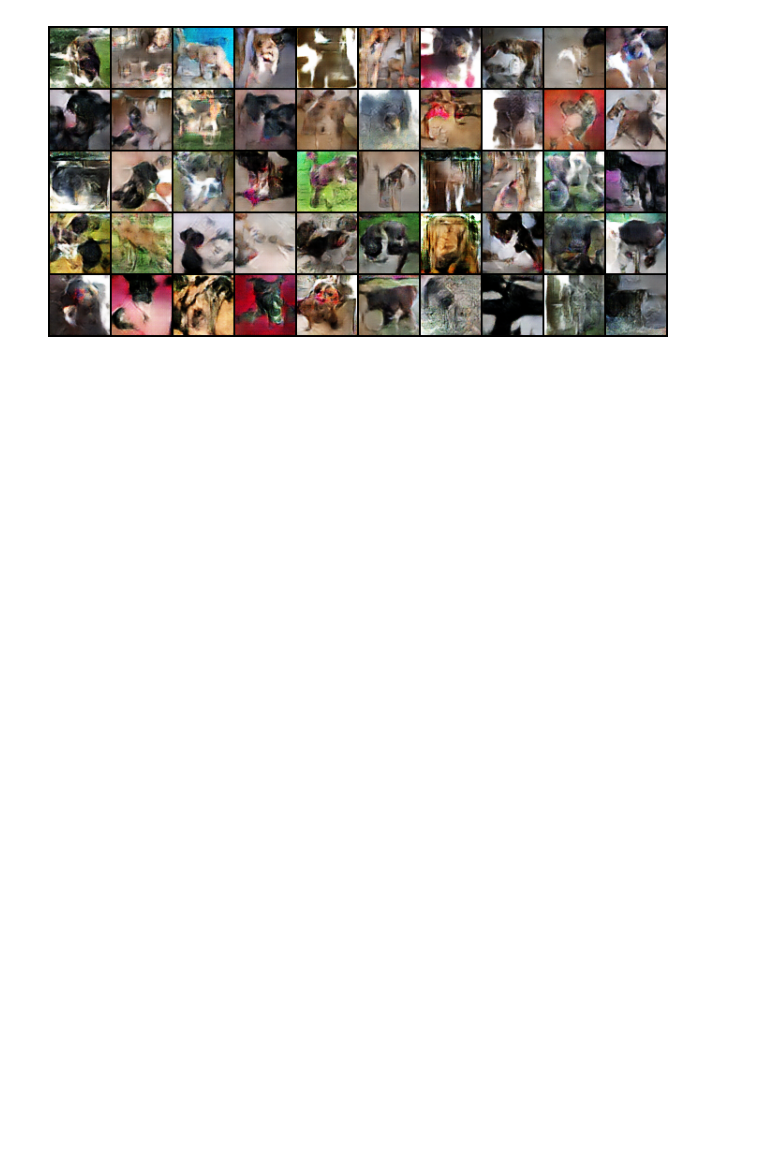
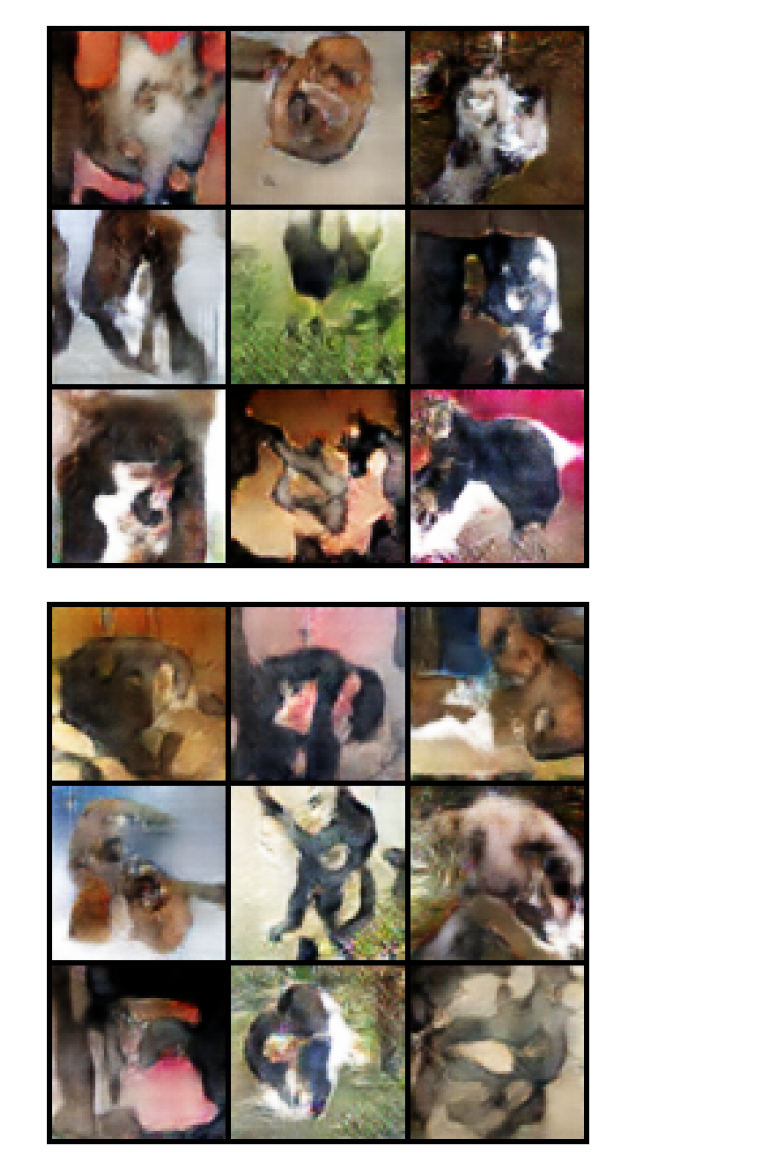
Before and after one commit to Symeon-Kasidis/KI-Hausarbeit, a Jupyter notebook: unlabeled.ipynb, the cells around one changed output. Cells and saved outputs as stored; diff of their text form; code cells hidden in the pictures; blank space fills up the shorter version.

```diff
--- a/unlabeled.ipynb
+++ b/unlabeled.ipynb
@@ -116,7 +191,7 @@ class Discriminator(nn.Module):
         return self.model(x).view(-1, 1).squeeze(1)
 # %%
 # Instantiate models
-latent_dim = 100
+latent_dim = 150
 generator = Generator(latent_dim).to(device)
 discriminator = Discriminator().to(device)
 
@@ -179,20 +254,27 @@ Epoch [100/100] | D Loss: 0.0452 | G Loss: 4.2977
 # %%
 # --------------------
 # Generate Images
 # --------------------
 def generate_images(generator, latent_dim, num_images=9):
     generator.eval()
     with torch.no_grad():
         noise = torch.randn(num_images, latent_dim, 1, 1, device=device)
         fake_images = generator(noise).cpu()
     return fake_images
 
 # Generate and display 3x3 grid of images or 5x6 to get more iamges
-generated_images = generate_images(generator, latent_dim, 50)
-grid = utils.make_grid(generated_images, nrow=10, normalize=True)
+generated_images = generate_images(generator, latent_dim, 9)
+grid = utils.make_grid(generated_images, nrow=3, normalize=True)
 plt.figure(figsize=(8, 8))
 plt.imshow(grid.permute(1, 2, 0))
 plt.axis('off')
 plt.show()
+generated_images = generate_images(generator, latent_dim, 9)
+grid = utils.make_grid(generated_images, nrow=3, normalize=True)
+plt.figure(figsize=(8, 8))
+plt.imshow(grid.permute(1, 2, 0))
+plt.axis('off')
+plt.show()
 # %% [output]
-[figure, old version]
+[figure, new version]
+[figure, added]
```
Also changed, not shown: parts of 6 cells of this notebook, 1 other file.
